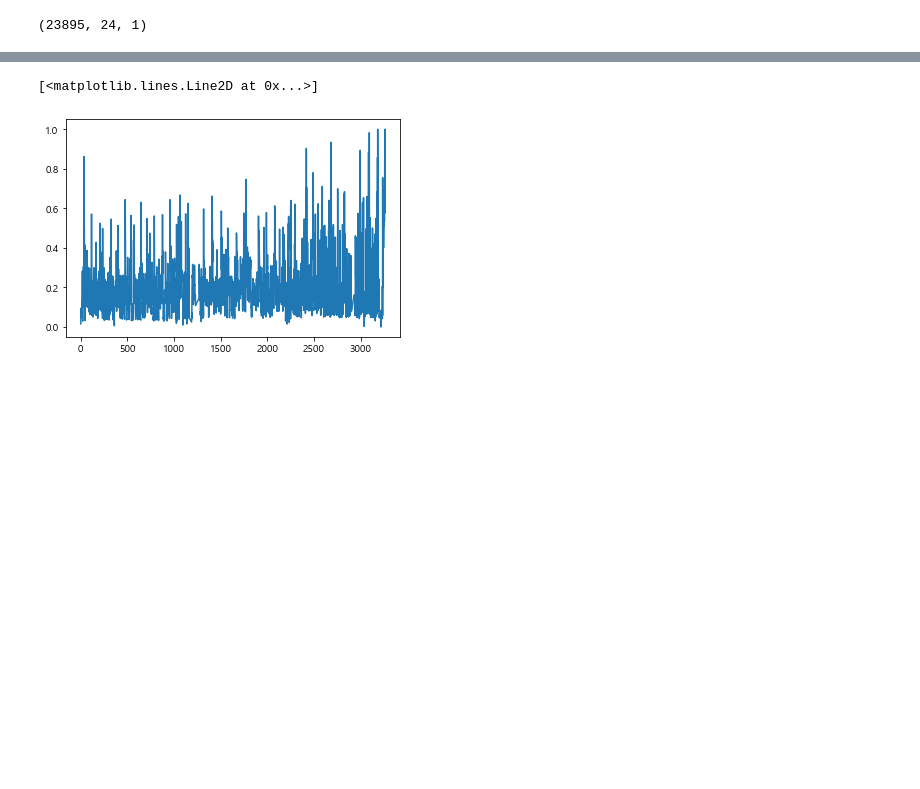
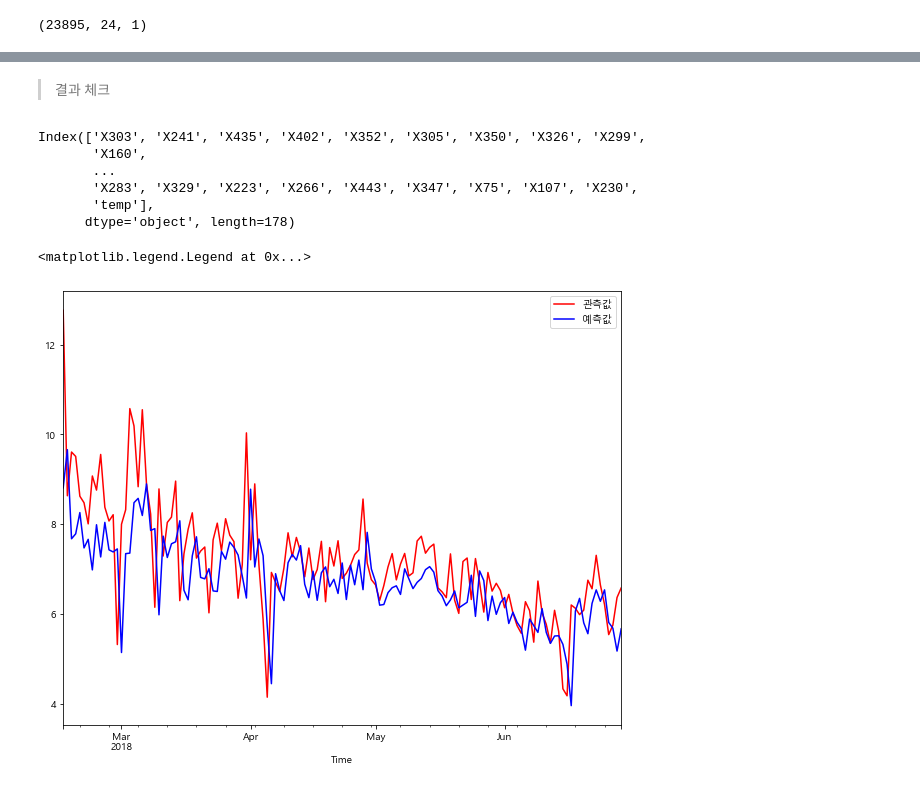
Before and after one commit to bill7845/jupyter_repo, a Jupyter notebook: jupyter_CODE/전력수요예측/전력수요예측_5.ipynb, the cells around one changed output, grey strips where cells are left out. Drawn from its saved outputs; the diff is of its cells as text; code cells hidden in the pictures; blank space fills up the shorter version.

```diff
--- a/jupyter_CODE/전력수요예측/전력수요예측_5.ipynb
+++ b/jupyter_CODE/전력수요예측/전력수요예측_5.ipynb
@@ -322,6 +304,0 @@ plt.show()
-# %%
-# plt.plot(pred.reshape(573480,1)[:3264])
-plt.plot(res_test_y.reshape(573480,1)[:3264])
-# %% [output]
-[<matplotlib.lines.Line2D at 0x...>]
-[figure, removed]
@@ -327,0 +307,19 @@ plt.plot(res_test_y.reshape(573480,1)[:3264])
+# %%
+## to inverse minmax scale
+
+col_list = test_sample.columns.insert(0,'임시')
+tt_index = test_sample[:'2018-06-29-23:00:00'].index
+
+test_inverse_df = pd.DataFrame()
+
+for i in range(1,len(test_sample.columns)):# temp col 제외
+    tmp = i*3240
+    tt = pred.reshape(573480,1)[tmp-3240:tmp]
+    test_inverse_df[col_list[i]] = tt.reshape(3240,)
+
+test_inverse_df = test_inverse_df.set_index(tt_index)
+test_inverse_df_array = sc_test.inverse_transform(test_inverse_df)
+# %%
+# inverse minmax scale DataFrame
+
+res_test_df = pd.DataFrame(test_inverse_df_array, columns=test_inverse_df.columns,index=tt_index)
@@ -327,0 +331,24 @@ plt.plot(res_test_y.reshape(573480,1)[:3264])
+# %%
+test_none_scale = pd.read_csv('test_sample',index_col='Time',parse_dates=True)
+# %%
+test_none_scale = test_none_scale.loc[:,:'X230'].shift(-24).dropna()
+# %% [markdown]
+> 결과 체크
+# %%
+test_sample.columns
+# %% [output]
+Index(['X303', 'X241', 'X435', 'X402', 'X352', 'X305', 'X350', 'X326', 'X299',
+       'X160',
+       ...
+       'X283', 'X329', 'X223', 'X266', 'X443', 'X347', 'X75', 'X107', 'X230',
+       'temp'],
+      dtype='object', length=178)
+# %%
+# 일별
+
+test_none_scale['X241'].resample('D').sum().plot(figsize=(10,8),color='red',label='관측값')
+res_test_df['X241'].resample('D').sum().plot(figsize=(10,8),color='blue',label='예측값')
+plt.legend()
+# %% [output]
+<matplotlib.legend.Legend at 0x...>
+[figure, added]
```
Also changed, not shown: parts of 10 cells of this notebook, 4 other files.
